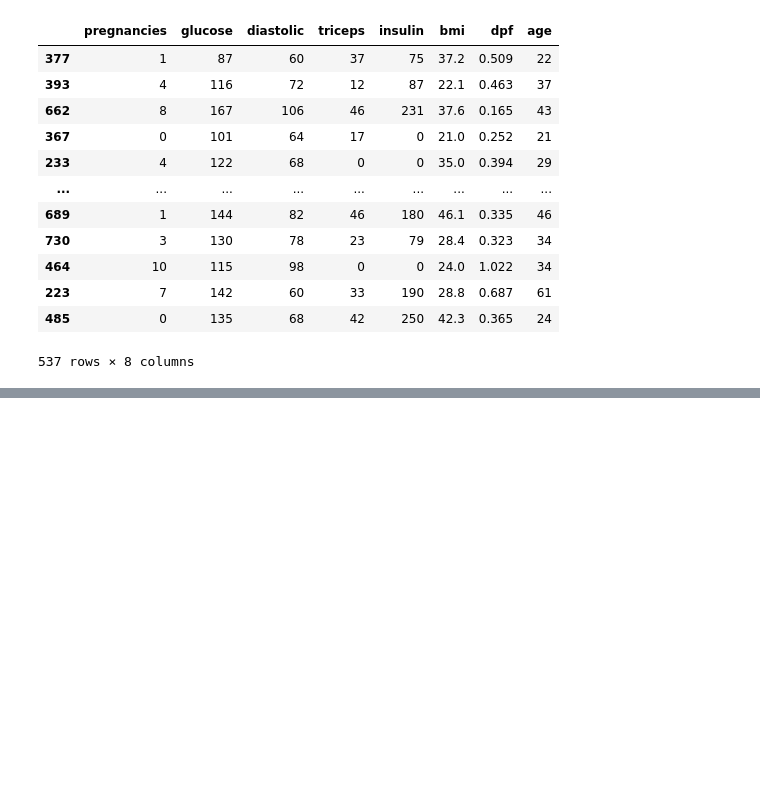
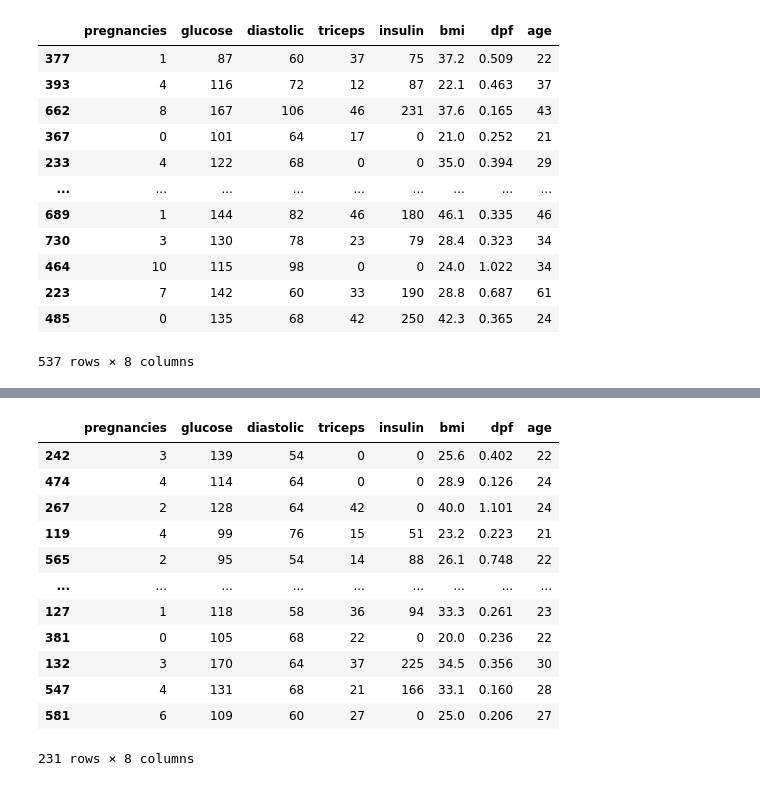
Before and after one commit to Aseem2004/Demo, a Jupyter notebook: Diabetes.ipynb, the cells around one changed output, grey strips where cells are left out. Cells and saved outputs as stored; diff of their text form; code cells hidden in the pictures; blank space fills up the shorter version.

```diff
--- a/Diabetes.ipynb
+++ b/Diabetes.ipynb
@@ -71,0 +108,16 @@ x_train
+# %%
+x_test
+# %% [output]
+|  | pregnancies | glucose | diastolic | triceps | insulin | bmi | dpf | age |
+| 242 | 3 | 139 | 54 | 0 | 0 | 25.6 | 0.402 | 22 |
+| 474 | 4 | 114 | 64 | 0 | 0 | 28.9 | 0.126 | 24 |
+| 267 | 2 | 128 | 64 | 42 | 0 | 40.0 | 1.101 | 24 |
+| 119 | 4 | 99 | 76 | 15 | 51 | 23.2 | 0.223 | 21 |
+| 565 | 2 | 95 | 54 | 14 | 88 | 26.1 | 0.748 | 22 |
+| ... | ... | ... | ... | ... | ... | ... | ... | ... |
+| 127 | 1 | 118 | 58 | 36 | 94 | 33.3 | 0.261 | 23 |
+| 381 | 0 | 105 | 68 | 22 | 0 | 20.0 | 0.236 | 22 |
+| 132 | 3 | 170 | 64 | 37 | 225 | 34.5 | 0.356 | 30 |
+| 547 | 4 | 131 | 68 | 21 | 166 | 33.1 | 0.160 | 28 |
+| 581 | 6 | 109 | 60 | 27 | 0 | 25.0 | 0.206 | 27 |
+231 rows × 8 columns
```
Also changed, not shown: parts of 4 cells of this notebook.
